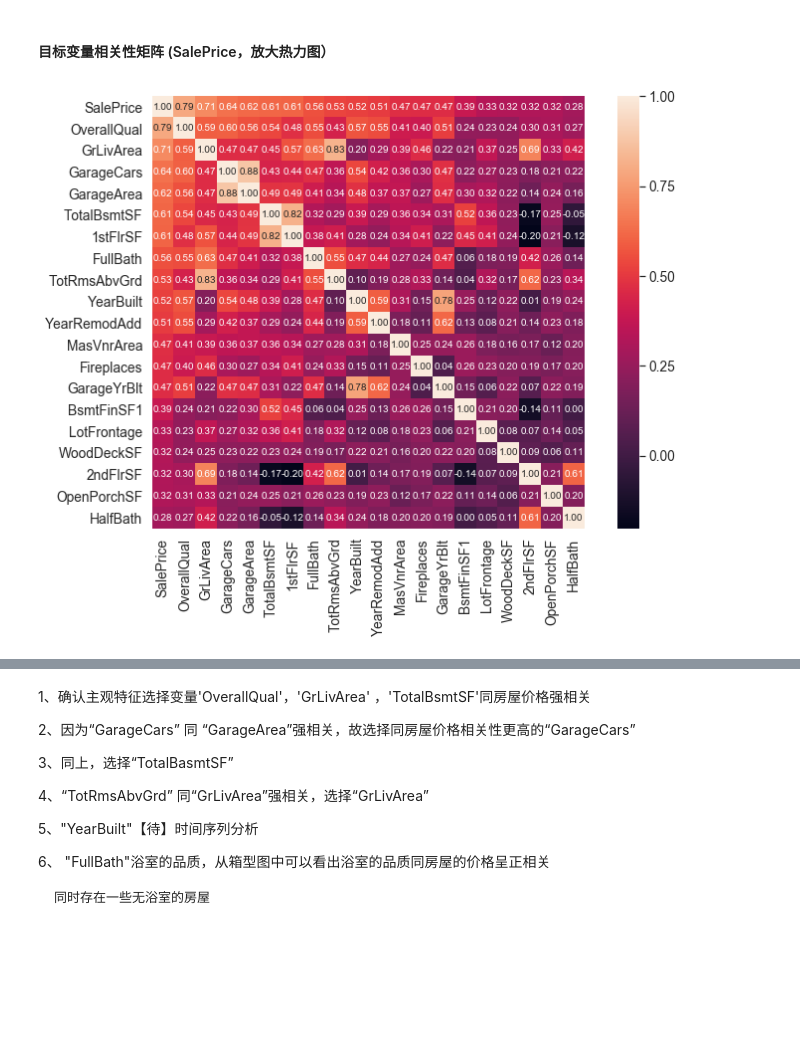
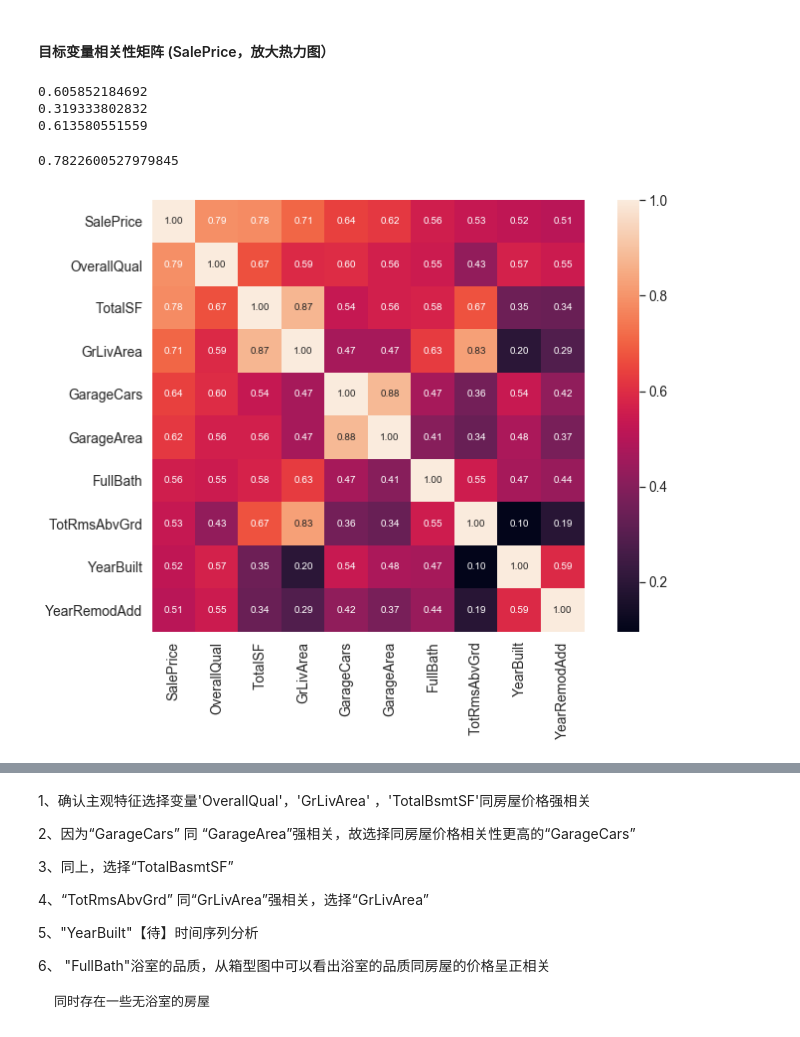
Before and after one commit to Gyczero/Kaggle-Solutions, a Jupyter notebook: House Prices/Untitled.ipynb, the cells around one changed output, grey strips where cells are left out. Drawn from its saved outputs; the diff is of its cells as text; code cells hidden in the pictures; blank space fills up the shorter version.

```diff
--- a/House Prices/Untitled.ipynb
+++ b/House Prices/Untitled.ipynb
@@ -399,7 +434,7 @@ That said, let's separate the wheat from the chaff.
 # %%
 #MSSubClass=The building class
 
-cols = ['MSSubClass', 'OverallCond', 'YrSold', 'MoSold']
+cols = ['MSSubClass', 'OverallCond', 'YrSold', 'MoSold', 'BedroomAbvGr']
 
 for col in cols:
     train_df[col] = train_df[col].apply(str)
@@ -432,18 +467,37 @@ sns.heatmap(corrmat, vmax= .8, square=True);   # vmax 颜色区别，最浅的
 # # cols = corrmat.nlargest(k, 'SalePrice').index
 # # print cols
 # len (train_df[cols].values)  # 数组，1460 * 10 | 转置 10 * 1460
+# %%
+old_features = ['1stFlrSF', '2ndFlrSF', 'TotalBsmtSF']
+train_df['TotalSF'] = 0
+test_df['TotalSF'] = 0
+for i in old_features:
+    print train_df['SalePrice'].corr(train_df[i])
+    train_df['TotalSF'] += train_df[i]
+    test_df['TotalSF'] += test_df[i]
+train_df['SalePrice'].corr(train_df['TotalSF'])
+# %% [output]
+0.605852184692
+0.319333802832
+0.613580551559
+0.7822600527979845
+# %%
+train_df.drop(old_features, axis = 1, inplace=True)
+test_df.drop(old_features, axis=1, inplace=True)
+# %%
+corrmat = train_df.corr()
 # %%
 #saleprice correlation matrix
-k = 20   #number of variables for heatmap，热力图变量数量
+k = 10   #number of variables for heatmap，热力图变量数量
 
 # nlargest - 根据SalePrice列排序，返回前10个跟SalePrice相关性最高的行
 cols = corrmat.nlargest(k, 'SalePrice')['SalePrice'].index
 
 # cm = corrmat.loc[cols,cols] 同以下cm赋值相同
 # 训练集中取出目标列的样本，转置，计算10个特征之间的相关性
 cm = np.corrcoef(train_df[cols].values.T)
 sns.set(font_scale=1.25)
 hm = sns.heatmap(cm, cbar=True, annot=True, square=True, fmt='.2f', annot_kws={'size': 10}, yticklabels=cols.values, xticklabels=cols.values)
 plt.show()
 # %% [output]
-[figure, old version]
+[figure, new version]
```
Also changed, not shown: parts of 53 cells of this notebook, 2 other files.
